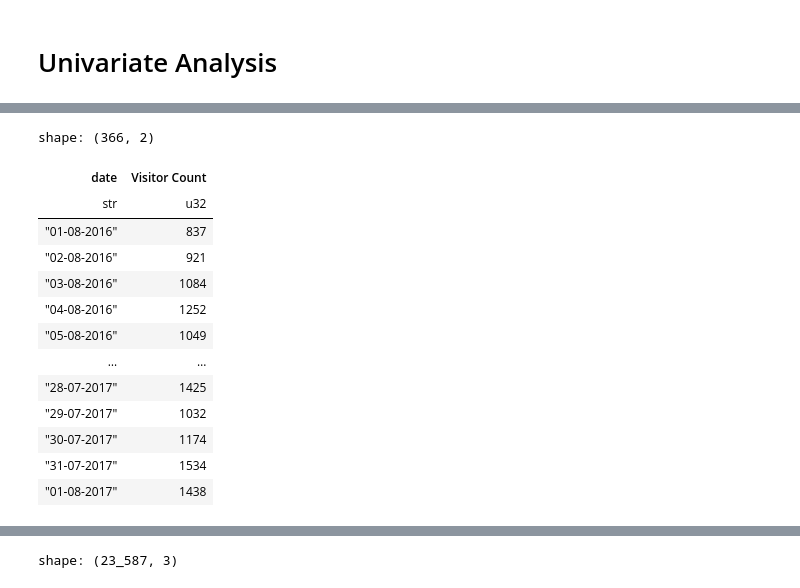
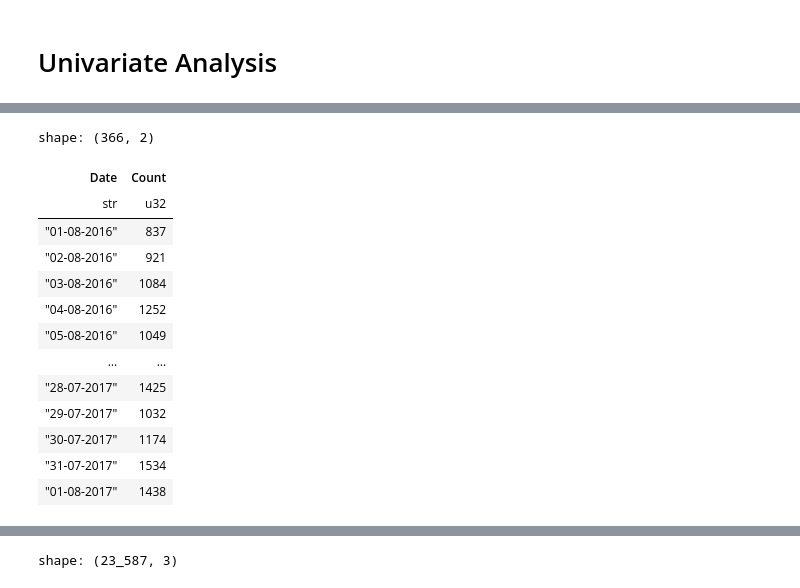
Before and after one commit to Andrew-Bordei/Data-Science, a Jupyter notebook: recommendation_system/notebooks/eda.ipynb, the cells around one changed output, grey strips where cells are left out. Cells and saved outputs as stored; diff of their text form; code cells hidden in the pictures.

```diff
--- a/recommendation_system/notebooks/eda.ipynb
+++ b/recommendation_system/notebooks/eda.ipynb
@@ -169,7 +169,7 @@ fig = px.bar(print_popular_stats(df, "operatingSystem"), x='operatingSystem', y=
 fig.show()
 # %%
 daily_visitors=df.group_by(pl.col('date')).agg(pl.col('fullVisitorId').unique().len()).sort("date")
-daily_visitors = daily_visitors.rename({"fullVisitorId":"Visitor Count"})
+daily_visitors = daily_visitors.rename({"fullVisitorId":"Count", "date":"Date"})
 daily_visitors
 # %% [output]
 shape: (366, 2)
@@ -195,16 +195,16 @@ shape: (1, 2)
 | 2.0166e7 | 1085.081967 |
 # %%
 daily_visitors = daily_visitors.with_columns(
-    pl.col("date")
+    pl.col("Date")
     .cast(pl.Utf8)
     .str.strptime(pl.Date, format="%Y%m%d")
     .dt.strftime("%d-%m-%Y")
-    .alias("date")
+    .alias("Date")
 )
 daily_visitors
 # %% [output]
 shape: (366, 2)
-| date | Visitor Count |
+| Date | Count |
 | str | u32 |
 | "01-08-2016" | 837 |
 | "02-08-2016" | 921 |
```
Also changed, not shown: parts of 6 cells of this notebook, 7 other files.
